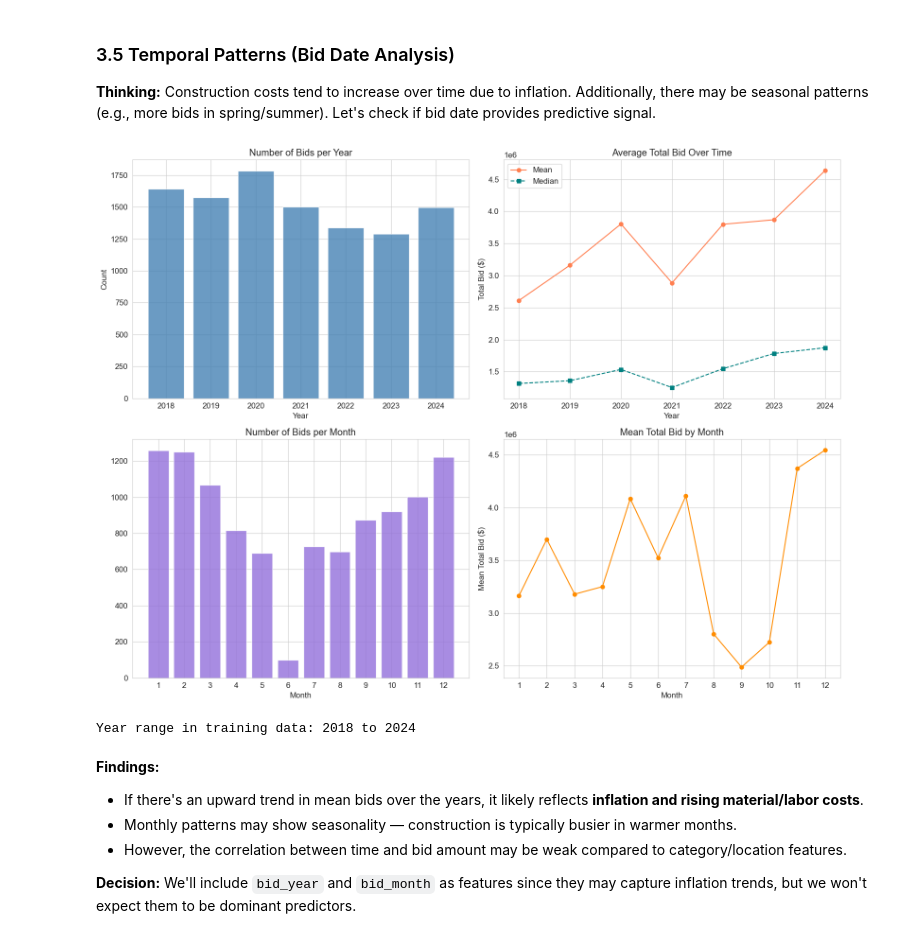
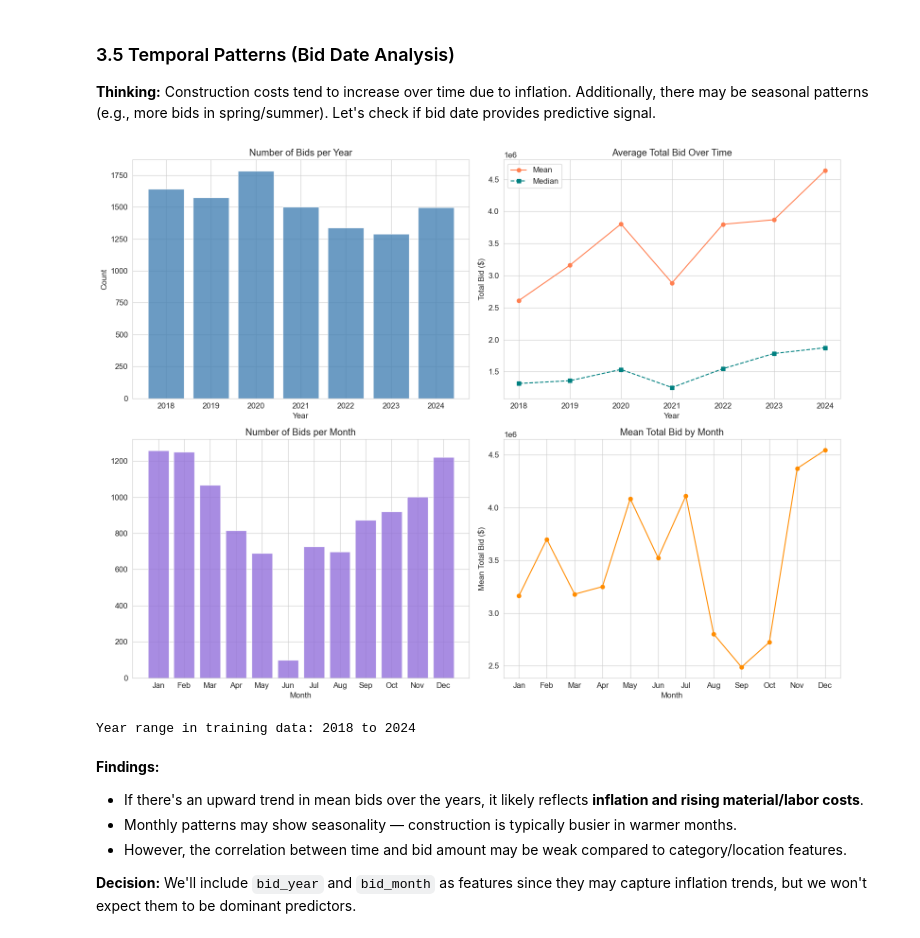
Before and after one commit to wends05/lab-ml, a Jupyter notebook: lab_4/main_2.ipynb, the cells around one changed output. Saved outputs shown, nothing was run; the diff lists cells and outputs as text; code cells hidden in the pictures.

```diff
--- a/lab_4/main_2.ipynb
+++ b/lab_4/main_2.ipynb
@@ -435,39 +435,53 @@ train_summary['bid_quarter'] = train_summary['bid_date'].dt.quarter
 fig, axes = plt.subplots(2, 2, figsize=(16, 12))
 
 # Bids per year
 yearly = train_summary.groupby('bid_year')['total_bid'].agg(['mean', 'median', 'count'])
 axes[0, 0].bar(yearly.index, yearly['count'], color='steelblue', alpha=0.8)
 axes[0, 0].set_title('Number of Bids per Year')
 axes[0, 0].set_xlabel('Year')
 axes[0, 0].set_ylabel('Count')
 
 # Mean bid over time
 axes[0, 1].plot(yearly.index, yearly['mean'], 'o-', color='coral', label='Mean')
 axes[0, 1].plot(yearly.index, yearly['median'], 's--', color='teal', label='Median')
 axes[0, 1].set_title('Average Total Bid Over Time')
 axes[0, 1].set_xlabel('Year')
 axes[0, 1].set_ylabel('Total Bid ($)')
 axes[0, 1].legend()
 
-# Monthly pattern
-monthly = train_summary.groupby('bid_month')['total_bid'].agg(['mean', 'count'])
+# Monthly pattern (force Jan-Dec order)
+month_order = pd.Index(range(1, 13), name='bid_month')
+monthly = (
+    train_summary.groupby('bid_month')['total_bid']
+    .agg(['mean', 'count'])
+    .reindex(month_order)
+)
+month_labels = pd.to_datetime(monthly.index.astype(str), format='%m').month_name().str[:3]
+
 axes[1, 0].bar(monthly.index, monthly['count'], color='mediumpurple', alpha=0.8)
 axes[1, 0].set_title('Number of Bids per Month')
 axes[1, 0].set_xlabel('Month')
-axes[1, 0].set_xticks(range(1, 13))
+axes[1, 0].set_xticks(monthly.index)
+axes[1, 0].set_xticklabels(month_labels)
 
 axes[1, 1].plot(monthly.index, monthly['mean'], 'o-', color='darkorange')
 axes[1, 1].set_title('Mean Total Bid by Month')
 axes[1, 1].set_xlabel('Month')
 axes[1, 1].set_ylabel('Mean Total Bid ($)')
-axes[1, 1].set_xticks(range(1, 13))
+axes[1, 1].set_xticks(monthly.index)
+axes[1, 1].set_xticklabels(month_labels)
 
 plt.tight_layout()
 plt.show()
 
-print("Year range in training data:", train_summary['bid_year'].min(), "to", train_summary['bid_year'].max())
+print(
+    "Year range in training data:",
+    train_summary['bid_year'].min(),
+    "to",
+    train_summary['bid_year'].max(),
+)
 # %% [output]
-[figure, old version]
+[figure, new version]
 Year range in training data: 2018 to 2024
 # %% [markdown]
 **Findings:**
```
Also changed, not shown: parts of 1 cell of this notebook, 2 other files.
